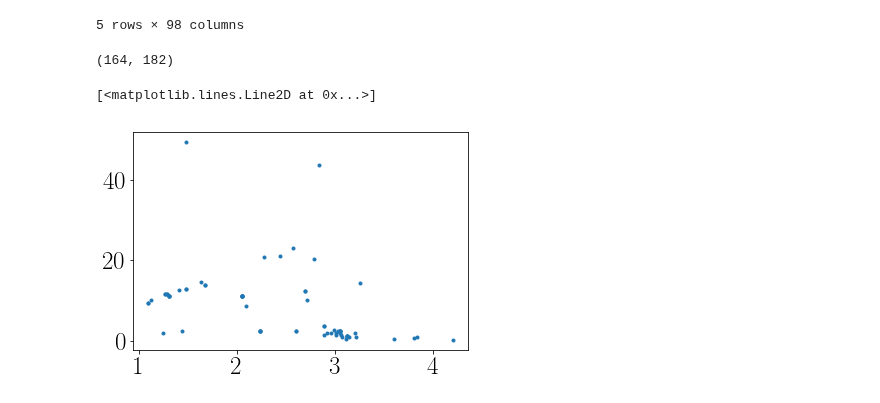
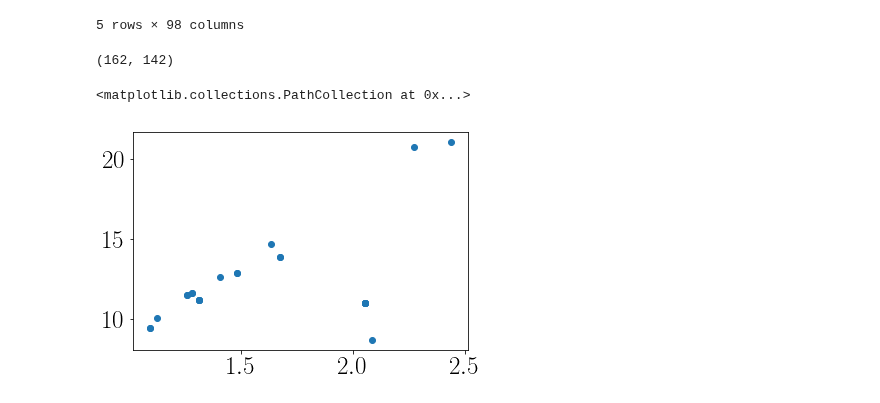
Before and after one commit to RuthAngus/stardate, a Jupyter notebook: code/Hyades.ipynb, the cells around one changed output. Drawn from its saved outputs; the diff is of its cells as text; code cells hidden in the pictures.

```diff
--- a/code/Hyades.ipynb
+++ b/code/Hyades.ipynb
@@ -71,13 +71,19 @@ radick95= pd.read_csv("../data/hyades_radick_1995.csv")
 # Hartman
 # %%
 ha = pd.read_csv("../data/hartman.csv", skiprows=76)
+period = []
+for p in ha.Pe.values:
+    if p == "          ":
+        period.append(0.)
+    else:
+        period.append(float(p))
 ha = convert_hours_to_degrees(ha, "RAJ2000", "DEJ2000")
 hartman = pd.DataFrame(dict({"ra": ha.ra, "dec": ha.dec,
                              "jmag": ha.Jmag,
                              "kmag": ha.Kmag,
                              "hmag": ha.Hmag,
                              "vmag": ha.Vmag,
-                             "prot": ha.Pe
+                             "prot": np.array(period)
 }))
 # %%
 from astropy.coordinates import FK5
@@ -144,21 +150,15 @@ def find_min_dist(ra1, dec1, ra2, dec2, dist_arcsecs=5.):
             closest_ra.append(ra1.values[i])
             closest_dec.append(dec1.values[i])
             distance.append(min_distance)
-            ind1.append(i)
-            ind2.append(np.arange(len(ra2))[m])
-
-    print(len(ind1), len(np.unique(ind1)))
-    print(len(ind2), len(np.unique(ind2)))
+            if not np.arange(len(ra2))[m] in np.array(ind2):
+                ind1.append(i)
+                ind2.append(np.arange(len(ra2))[m])
 
     m1, m2 = np.zeros(len(ra1), dtype="bool"), np.zeros(len(ra2), dtype="bool")
     for i in ind1:
         m1[i] = True
     for i in ind2:
         m2[i] = True
-
-    print(len(ind1), len(ind2))
-    print(sum(m1), sum(m2))
-    assert 0
     return m1, m2
 # %% [markdown]
 # Gaia and Hartman
@@ -293,4 +293,4 @@ ValueError: Length of values does not match length of index
 # %%
-df2 = pd.merge((df1, de_gaia), how="outer")
-print(np.shape(df1), np.shape(delorme_gaia), np.shape(df2))
+df2 = pd.merge(df1, de_gaia, how="outer")
+print(np.shape(df1), np.shape(de_gaia), np.shape(df2))
 # %% [output]
@@ -352,14 +355,15 @@ gaia_h.head()
 | 4 | 5 | 4 | 1635721458409799680 | Gaia DR2 42947680095257344 | 283438101 | 2015.5 | 56.749149 | 0.143451 | 15.404583 | ... |
 5 rows × 98 columns
 # %%
-df3 = pd.merge(df2, gaia_h, on="source_id")
+df3 = pd.merge(df2, gaia_h, on="source_id", suffixes=["", "_gaia"])
 # %%
 print(np.shape(df3))
 # %% [output]
-(164, 182)
+(162, 142)
 # %%
 m = 0 < df3.prot.values
-plt.plot(df3.bp[m] - df3.rp[m], df3.prot.values[m], ".")
+m &= 30 < df3.radial_velocity.values
+plt.scatter(df3.bp[m] - df3.rp[m], df3.prot.values[m])
 # %% [output]
-[<matplotlib.lines.Line2D at 0x...>]
+<matplotlib.collections.PathCollection at 0x...>
-[figure, old version]
+[figure, new version]
```
Also changed, not shown: parts of 18 cells of this notebook.
